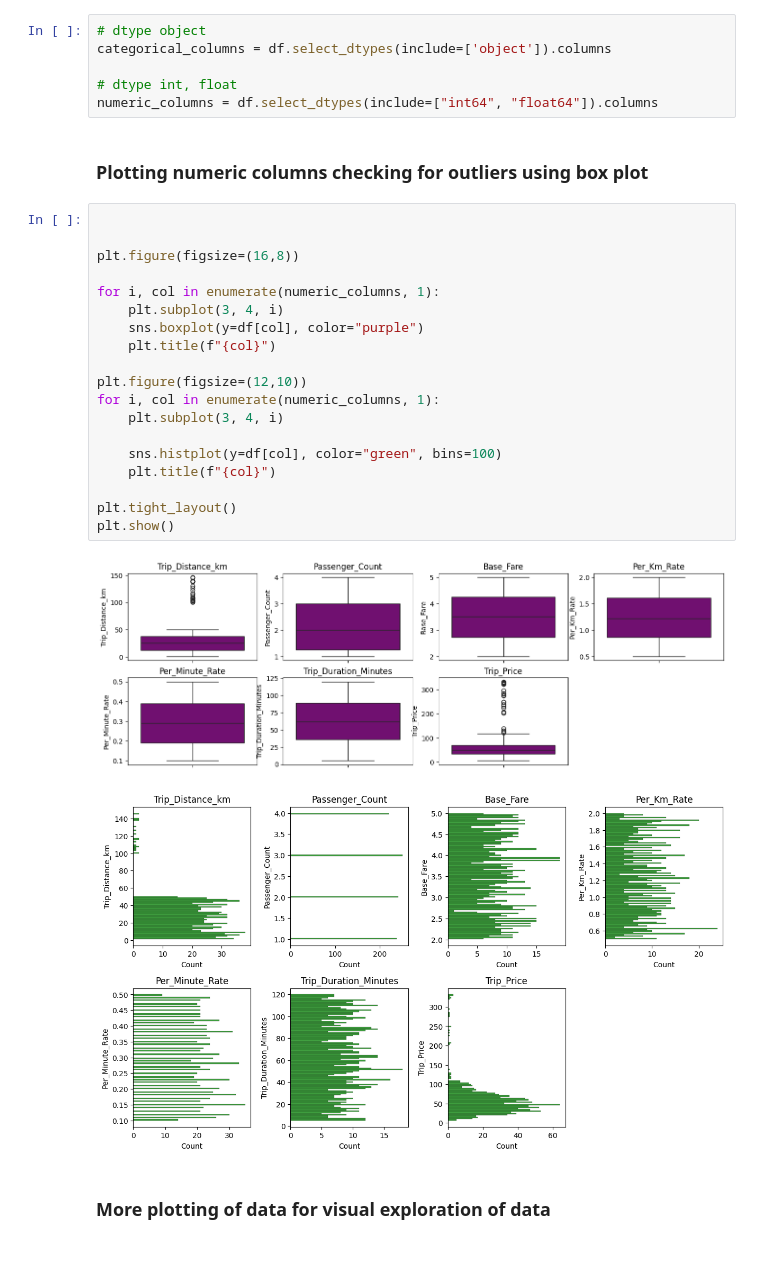
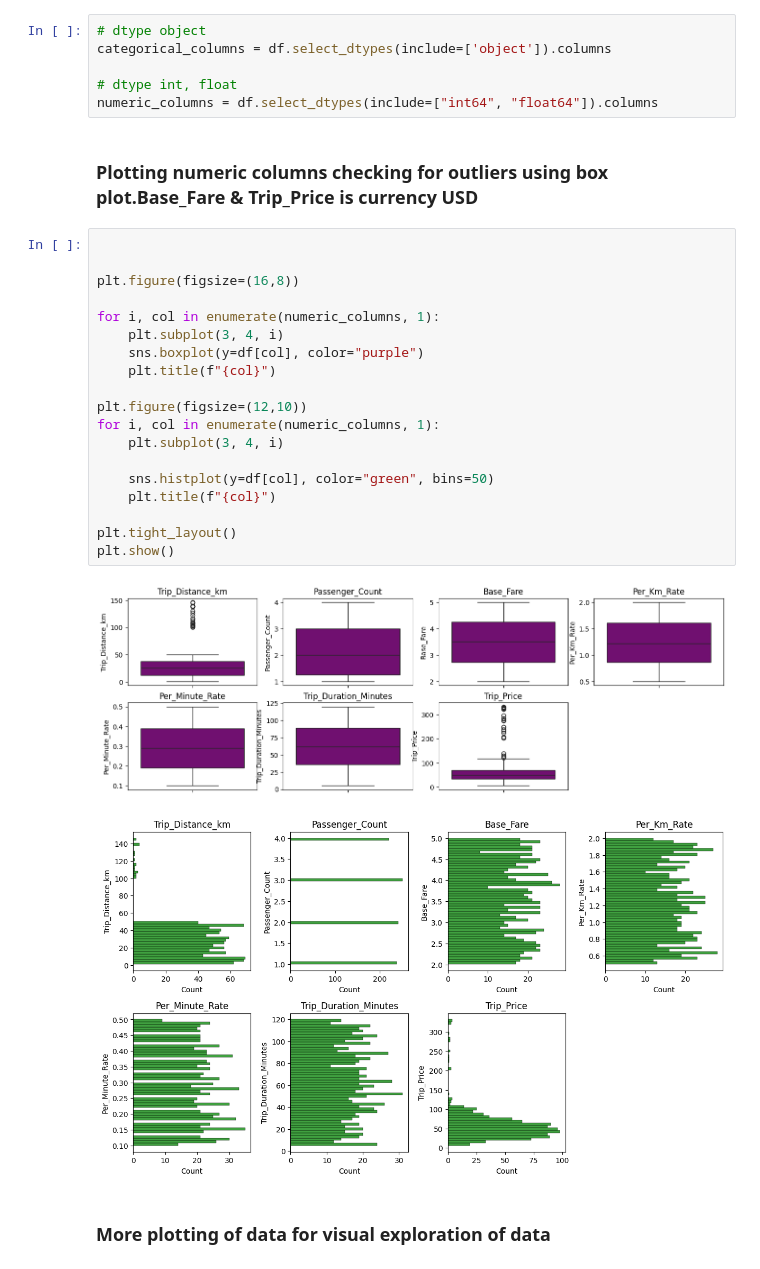
Before and after one commit to StefanLundberg77/taxi-prediction-fullstack-stefan-lundberg-opa24, a Jupyter notebook: explorations/eda.ipynb, the cells around one changed output. Drawn from its saved outputs; the diff is of its cells as text.

```diff
--- a/explorations/eda.ipynb
+++ b/explorations/eda.ipynb
@@ -90,29 +90,29 @@ categorical_columns = df.select_dtypes(include=['object']).columns
 # dtype int, float
 numeric_columns = df.select_dtypes(include=["int64", "float64"]).columns
 # %% [markdown]
-### Plotting numeric columns checking for outliers using box plot
+### Plotting numeric columns checking for outliers using box plot.Base_Fare & Trip_Price is currency USD
 # %%
 
 
 plt.figure(figsize=(16,8))
 
 for i, col in enumerate(numeric_columns, 1):
     plt.subplot(3, 4, i)
     sns.boxplot(y=df[col], color="purple")
     plt.title(f"{col}")
 
 plt.figure(figsize=(12,10))
 for i, col in enumerate(numeric_columns, 1):
     plt.subplot(3, 4, i)
 
-    sns.histplot(y=df[col], color="green", bins=100)
+    sns.histplot(y=df[col], color="green", bins=50)
     plt.title(f"{col}")
 
 plt.tight_layout()
 plt.show()
 # %% [output]
 [figure]
-[figure, old version]
+[figure, new version]
 # %% [markdown]
 ### More plotting of data for visual exploration of data
 # %%
```
Also changed, not shown: parts of 1 cell of this notebook, 3 other files.
